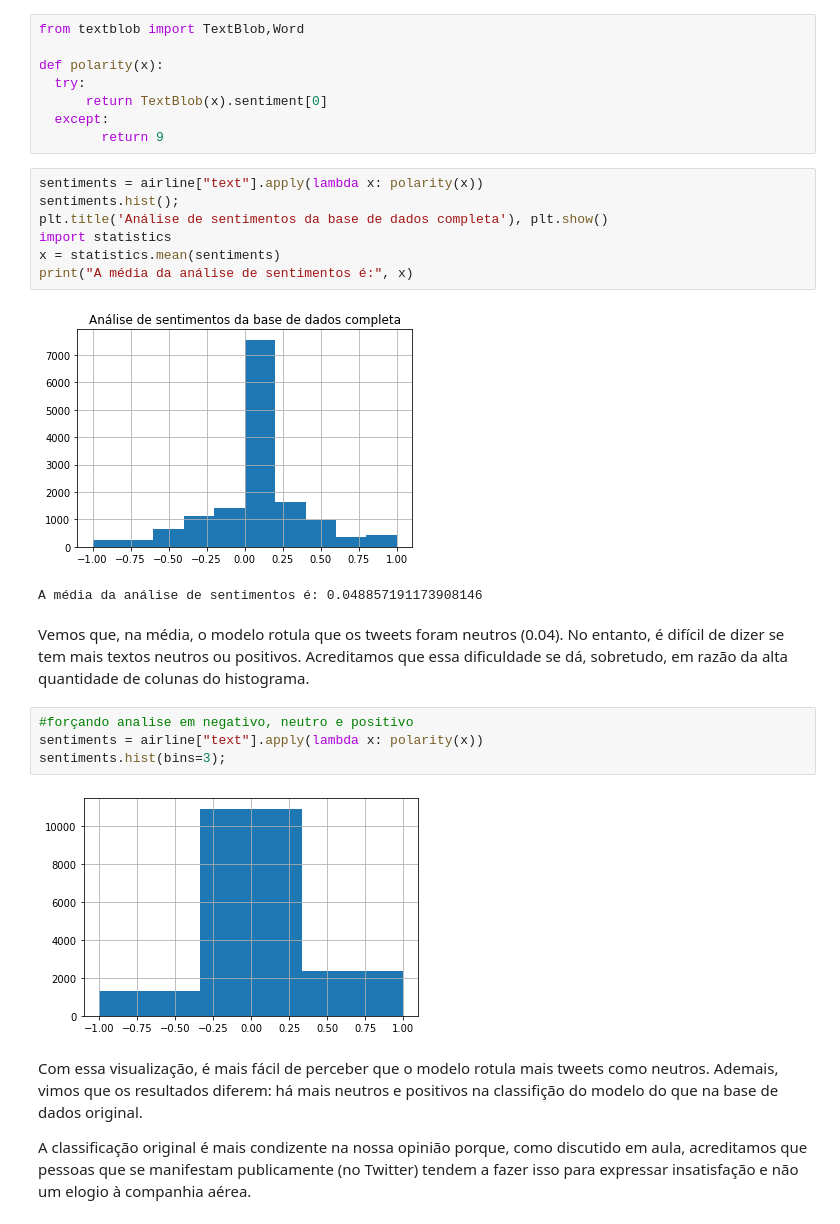
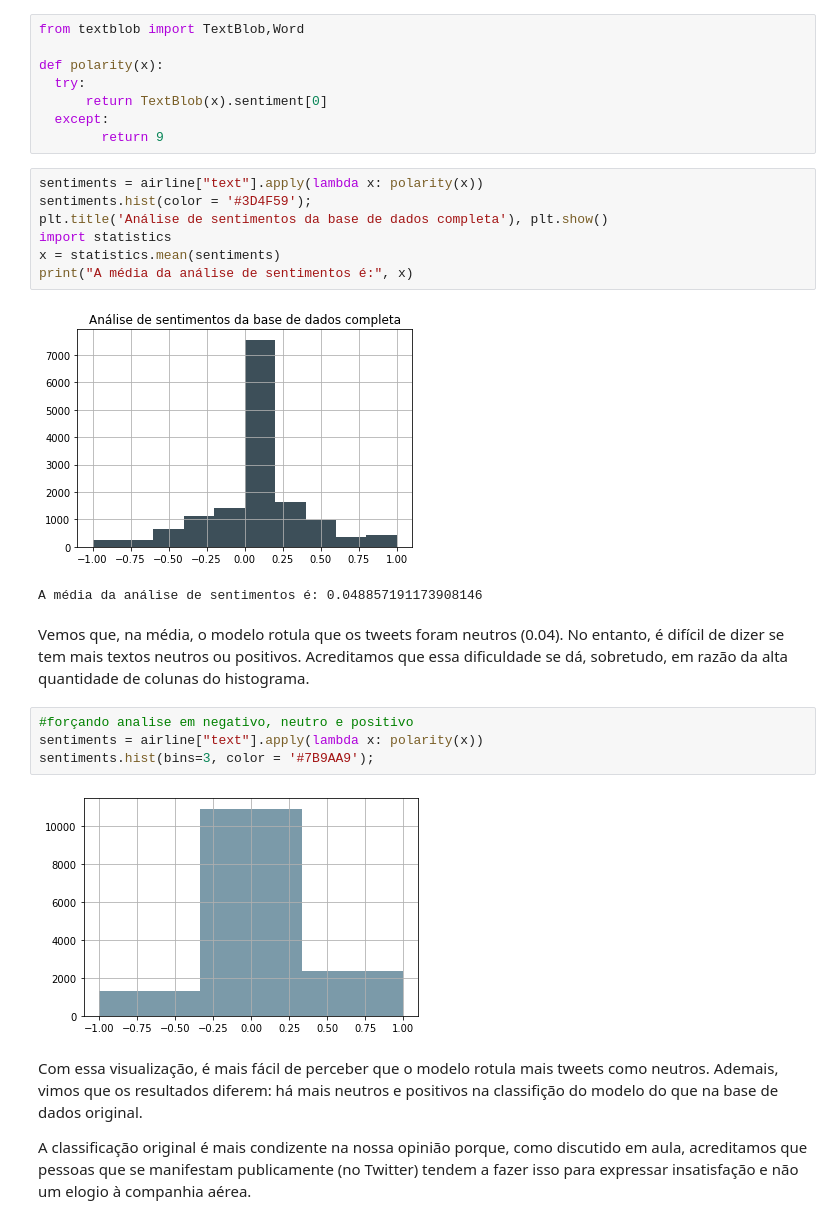
Before and after one commit to atmasuko/Intro-ao-Python, a Jupyter notebook: Trabalho_Prático_Parte_1_Grupo_X.ipynb, the cells around one changed output. Cells and saved outputs as stored; diff of their text form.

```diff
--- a/Trabalho_Prático_Parte_1_Grupo_X.ipynb
+++ b/Trabalho_Prático_Parte_1_Grupo_X.ipynb
@@ -295,22 +314,22 @@ def polarity(x):
         return 9
 # %%
 sentiments = airline["text"].apply(lambda x: polarity(x))
-sentiments.hist();
+sentiments.hist(color = '#3D4F59');
 plt.title('Análise de sentimentos da base de dados completa'), plt.show()
 import statistics
 x = statistics.mean(sentiments)
 print("A média da análise de sentimentos é:", x)
 # %% [output]
-[figure, old version]
+[figure, new version]
 A média da análise de sentimentos é: 0.048857191173908146
 # %% [markdown]
 Vemos que, na média, o modelo rotula que os tweets foram neutros (0.04). No entanto, é difícil de dizer se tem mais textos neutros ou positivos. Acreditamos que essa dificuldade se dá, sobretudo, em razão da alta quantidade de colunas do histograma.
 # %%
 #forçando analise em negativo, neutro e positivo
 sentiments = airline["text"].apply(lambda x: polarity(x))
-sentiments.hist(bins=3);
+sentiments.hist(bins=3, color = '#7B9AA9');
 # %% [output]
-[figure, old version]
+[figure, new version]
 # %% [markdown]
 Com essa visualização, é mais fácil de perceber que o modelo rotula mais tweets como neutros. Ademais, vimos que os resultados diferem: há mais neutros e positivos na classifição do modelo do que na base de dados original.
 
```
Also changed, not shown: parts of 36 cells of this notebook.
